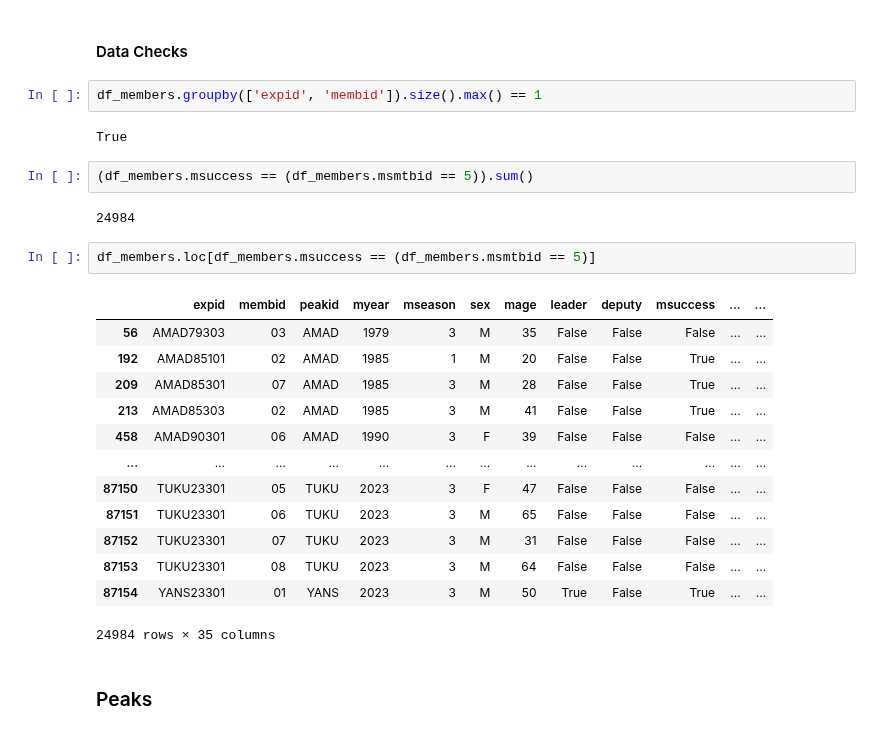
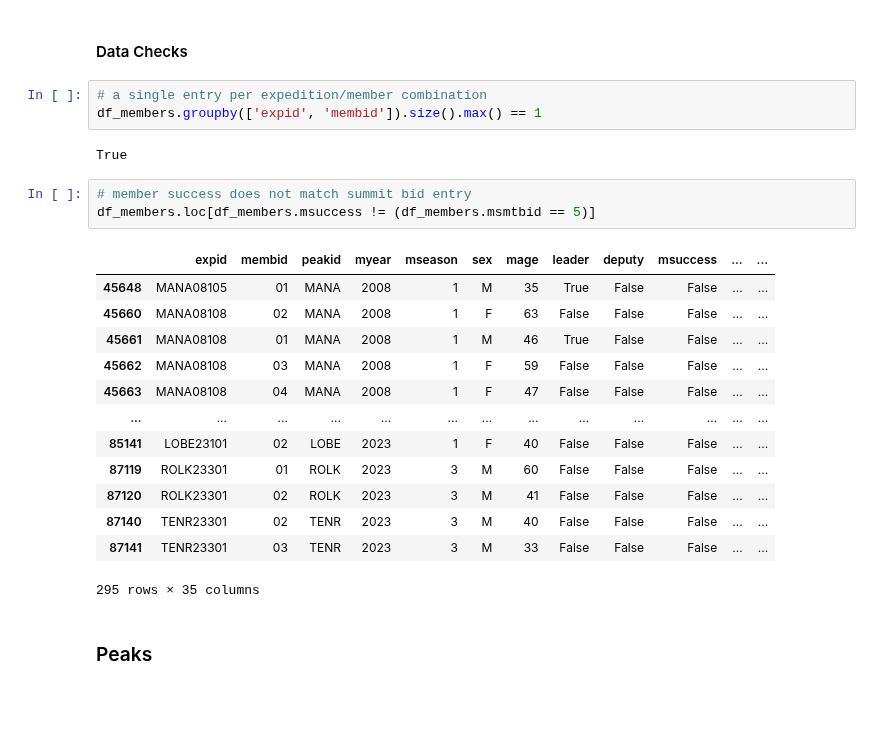
Before and after one commit to ArmandWinant/ml-zoomcamp, a Jupyter notebook: projects/midterm/notebook.ipynb, the cells around one changed output. Saved outputs shown, nothing was run; the diff lists cells and outputs as text; blank space fills up the shorter version.

```diff
--- a/projects/midterm/notebook.ipynb
+++ b/projects/midterm/notebook.ipynb
@@ -204,29 +219,27 @@ Index(['expid', 'membid', 'peakid', 'myear', 'mseason', 'sex', 'mage',
 # %% [markdown]
 #### Data Checks
 # %%
+# a single entry per expedition/member combination
 df_members.groupby(['expid', 'membid']).size().max() == 1
 # %% [output]
 True
 # %%
-(df_members.msuccess == (df_members.msmtbid == 5)).sum()
+# member success does not match summit bid entry
+df_members.loc[df_members.msuccess != (df_members.msmtbid == 5)]
 # %% [output]
+|  | expid | membid | peakid | myear | mseason | sex | mage | leader | deputy | msuccess | ... | ... |
+| 45648 | MANA08105 | 01 | MANA | 2008 | 1 | M | 35 | True | False | False | ... | ... |
+| 45660 | MANA08108 | 02 | MANA | 2008 | 1 | F | 63 | False | False | False | ... | ... |
+| 45661 | MANA08108 | 01 | MANA | 2008 | 1 | M | 46 | True | False | False | ... | ... |
+| 45662 | MANA08108 | 03 | MANA | 2008 | 1 | F | 59 | False | False | False | ... | ... |
+| 45663 | MANA08108 | 04 | MANA | 2008 | 1 | F | 47 | False | False | False | ... | ... |
+| ... | ... | ... | ... | ... | ... | ... | ... | ... | ... | ... | ... | ... |
+| 85141 | LOBE23101 | 02 | LOBE | 2023 | 1 | F | 40 | False | False | False | ... | ... |
+| 87119 | ROLK23301 | 01 | ROLK | 2023 | 3 | M | 60 | False | False | False | ... | ... |
+| 87120 | ROLK23301 | 02 | ROLK | 2023 | 3 | M | 41 | False | False | False | ... | ... |
+| 87140 | TENR23301 | 02 | TENR | 2023 | 3 | M | 40 | False | False | False | ... | ... |
+| 87141 | TENR23301 | 03 | TENR | 2023 | 3 | M | 33 | False | False | False | ... | ... |
-24984
+295 rows × 35 columns
-# %%
-df_members.loc[df_members.msuccess == (df_members.msmtbid == 5)]
-# %% [output]
-|  | expid | membid | peakid | myear | mseason | sex | mage | leader | deputy | msuccess | ... | ... |
-| 56 | AMAD79303 | 03 | AMAD | 1979 | 3 | M | 35 | False | False | False | ... | ... |
-| 192 | AMAD85101 | 02 | AMAD | 1985 | 1 | M | 20 | False | False | True | ... | ... |
-| 209 | AMAD85301 | 07 | AMAD | 1985 | 3 | M | 28 | False | False | True | ... | ... |
-| 213 | AMAD85303 | 02 | AMAD | 1985 | 3 | M | 41 | False | False | True | ... | ... |
-| 458 | AMAD90301 | 06 | AMAD | 1990 | 3 | F | 39 | False | False | False | ... | ... |
-| ... | ... | ... | ... | ... | ... | ... | ... | ... | ... | ... | ... | ... |
-| 87150 | TUKU23301 | 05 | TUKU | 2023 | 3 | F | 47 | False | False | False | ... | ... |
-| 87151 | TUKU23301 | 06 | TUKU | 2023 | 3 | M | 65 | False | False | False | ... | ... |
-| 87152 | TUKU23301 | 07 | TUKU | 2023 | 3 | M | 31 | False | False | False | ... | ... |
-| 87153 | TUKU23301 | 08 | TUKU | 2023 | 3 | M | 64 | False | False | False | ... | ... |
-| 87154 | YANS23301 | 01 | YANS | 2023 | 3 | M | 50 | True | False | True | ... | ... |
-24984 rows × 35 columns
 # %% [markdown]
 ### Peaks
 # %%
```
Also changed, not shown: parts of 20 cells of this notebook.
